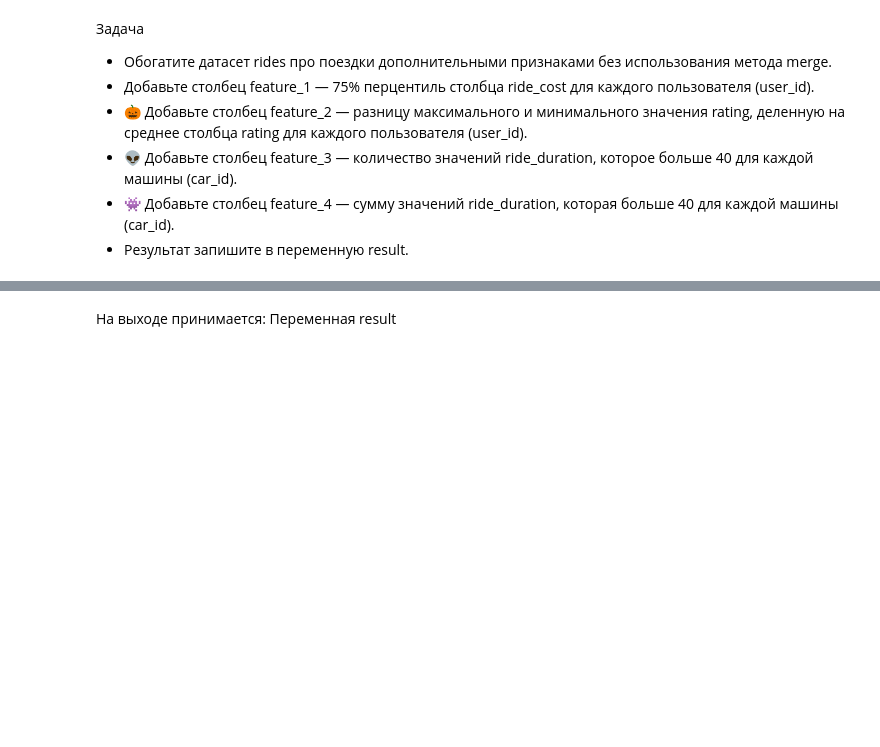
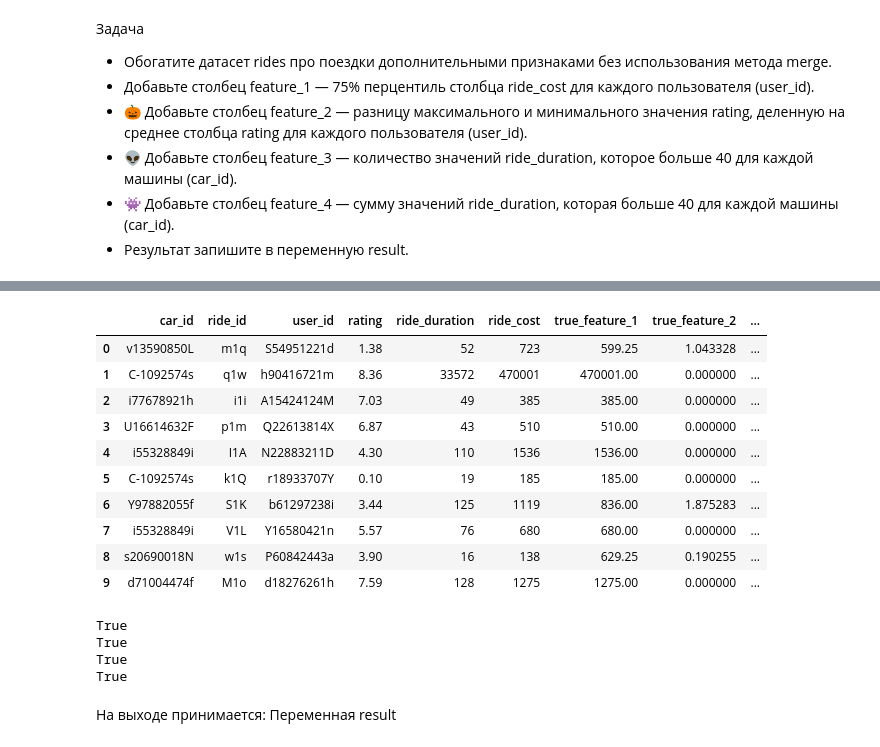
Before and after one commit to Pong2605/ml-competitions-course, a Jupyter notebook: notebooks/3_1_Tasks.ipynb, the cells around one changed output, grey strips where cells are left out. Saved outputs shown, nothing was run; the diff lists cells and outputs as text; code cells hidden in the pictures; blank space fills up the shorter version.

```diff
--- a/notebooks/3_1_Tasks.ipynb
+++ b/notebooks/3_1_Tasks.ipynb
@@ -128,8 +265,40 @@ rides = pd.read_csv('https://stepik.org/media/attachments/lesson/779916/3_1_6.cs
+# %%
+# В столбцы true_feature_1, true_feature_2, true_feature_3, true_feature_4 записаны правильные ответы
+# Создайте столбцы feature_1, feature_2, feature_3, feature_4.
+
+f1 = lambda x: np.percentile(x, 75)
+f2 = lambda x: (x.max() - x.min()) / x.mean()
+f3 = lambda x: np.sum(x > 40)
+f4 = lambda x: np.sum(x[x > 40])
+
+rides['feature_1'] = rides.groupby('user_id', as_index=False)['ride_cost'].transform(f1)
+rides['feature_2'] = rides.groupby('user_id', as_index=False)['rating'].transform(f2)
+rides['feature_3'] = rides.groupby('car_id', as_index=False)['ride_duration'].transform(f3)
+rides['feature_4'] = rides.groupby('car_id')['ride_duration'].transform(f4)
+
+rides.head(10)
+# %% [output]
+|  | car_id | ride_id | user_id | rating | ride_duration | ride_cost | true_feature_1 | true_feature_2 | ... |
+| 0 | v13590850L | m1q | S54951221d | 1.38 | 52 | 723 | 599.25 | 1.043328 | ... |
+| 1 | C-1092574s | q1w | h90416721m | 8.36 | 33572 | 470001 | 470001.00 | 0.000000 | ... |
+| 2 | i77678921h | i1i | A15424124M | 7.03 | 49 | 385 | 385.00 | 0.000000 | ... |
+| 3 | U16614632F | p1m | Q22613814X | 6.87 | 43 | 510 | 510.00 | 0.000000 | ... |
+| 4 | i55328849i | I1A | N22883211D | 4.30 | 110 | 1536 | 1536.00 | 0.000000 | ... |
+| 5 | C-1092574s | k1Q | r18933707Y | 0.10 | 19 | 185 | 185.00 | 0.000000 | ... |
+| 6 | Y97882055f | S1K | b61297238i | 3.44 | 125 | 1119 | 836.00 | 1.875283 | ... |
+| 7 | i55328849i | V1L | Y16580421n | 5.57 | 76 | 680 | 680.00 | 0.000000 | ... |
+| 8 | s20690018N | w1s | P60842443a | 3.90 | 16 | 138 | 629.25 | 0.190255 | ... |
+| 9 | d71004474f | M1o | d18276261h | 7.59 | 128 | 1275 | 1275.00 | 0.000000 | ... |
 # %%
 # Проверить корректность своего решения можно, например, таким способом
 print(rides['true_feature_1'].equals(rides['feature_1']))
-print(rides['true_feature_2'].equals(rides['feature_2']))
+print(rides['true_feature_2'].round(2).equals((rides['feature_2']).round(2)))
 print(rides['true_feature_3'].equals(rides['feature_3']))
 print(rides['true_feature_4'].equals(rides['feature_4']))
+# %% [output]
+True
+True
+True
+True
 # %% [markdown]
 На выходе принимается: Переменная result
```
Also changed, not shown: parts of 36 cells of this notebook, 10 other files.
